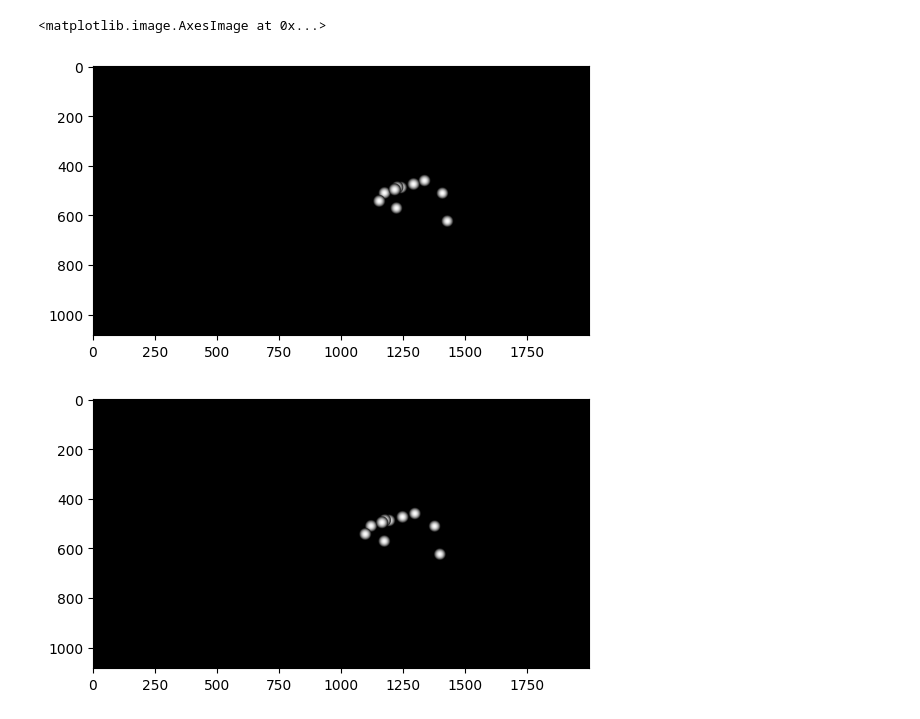
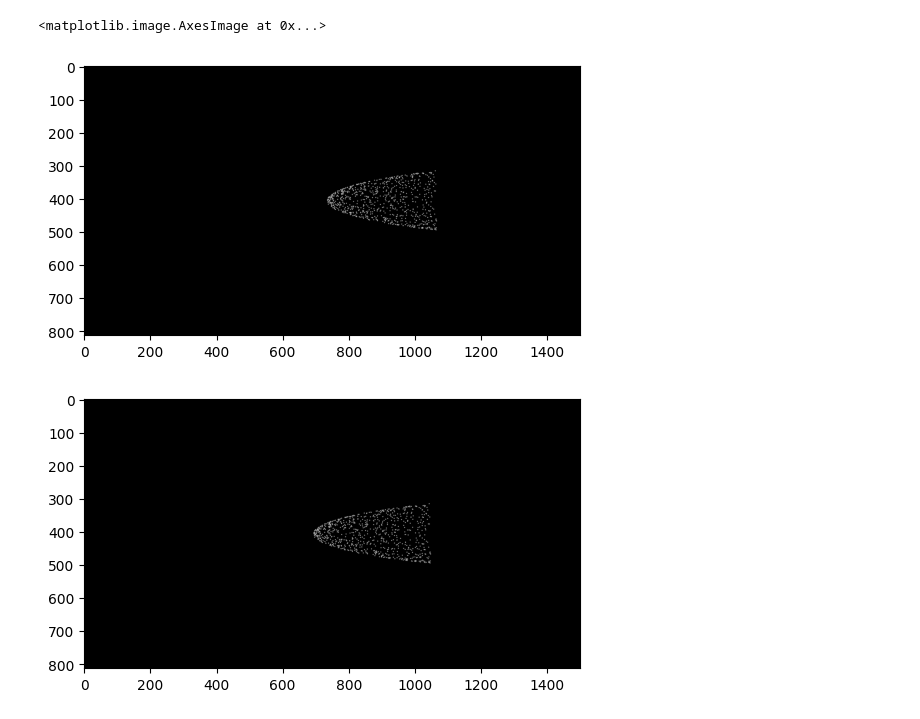
Before and after one commit to MoVo01/PIV-Test, a Jupyter notebook: PIV-Test.ipynb, the cells around one changed output. Saved outputs shown, nothing was run; the diff lists cells and outputs as text; code cells hidden in the pictures.

```diff
--- a/PIV-Test.ipynb
+++ b/PIV-Test.ipynb
@@ -15,34 +15,35 @@ warnings.filterwarnings('ignore')
 # %%
 
 
-path = "/home/moritz/BWSyncAndShare/Studium/Masterarbeit/MA-Code/Animations"
-
-exwop = "res_10"
-
-ex = exwop + "_partOnly"
+# path = "/home/moritz/BWSyncAndShare/Studium/Masterarbeit/MA-Code/Animations"        ## Laptop
+path = "/home/moritz-vogel/bwSyncShare/Studium/Masterarbeit/MA-Code/Animations"     ## Hiwirechner
 
 
-reader = tools.imread  # imageio.imread
-image_files_whole = sorted(glob.glob(os.path.join(path, exwop, "*00*.tiff")))
+ex = "res_800"
+reader = tools.imread  # imageio.imread / tools.imread
+
+
+expart = ex + "_partOnly"
+image_files_whole = sorted(glob.glob(os.path.join(path, ex, "*00*.tiff")))
 frames_whole = [reader(img) for img in image_files_whole]
-image_files_part= sorted(glob.glob(os.path.join(path, ex, "*00*.tiff")))
+image_files_part= sorted(glob.glob(os.path.join(path, expart, "*00*.tiff")))
 frames_part = [reader(img) for img in image_files_part]
 # frames = [imageio.imread(img) for img in image_files]
 # %%
-frames = frames_part
+frames = frames_whole
 # %%
 
-i = 12
+i = 15
 
 fig = plt.figure()
 ax = fig.add_subplot()
 ax.imshow(frames[i], cmap = plt.cm.gray)
 
 fig2 = plt.figure()
 ax2 = fig2.add_subplot()
 ax2.imshow(frames[i+1], cmap = plt.cm.gray)
 # %% [output]
 <matplotlib.image.AxesImage at 0x...>
-[figure, old version]
+[figure, new version]
-[figure, old version]
+[figure, new version]
 # %%
```
Also changed, not shown: parts of 3 cells of this notebook.
